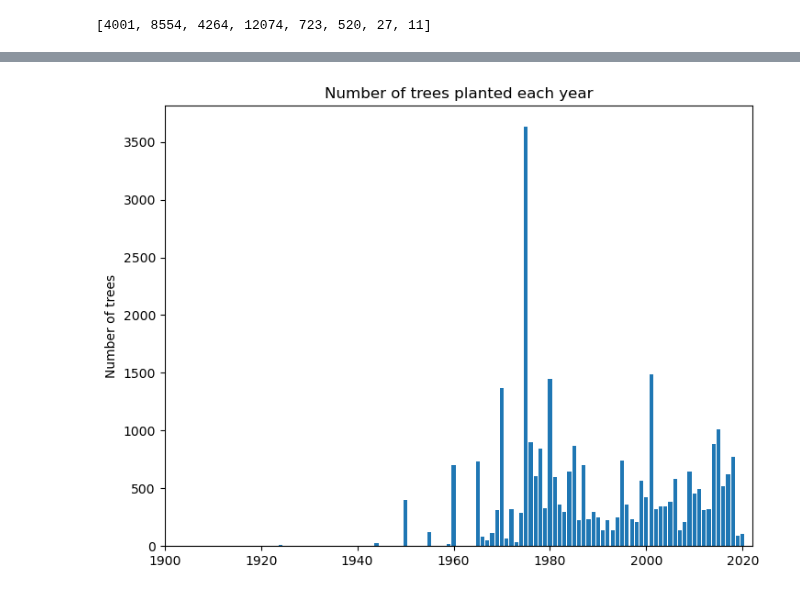
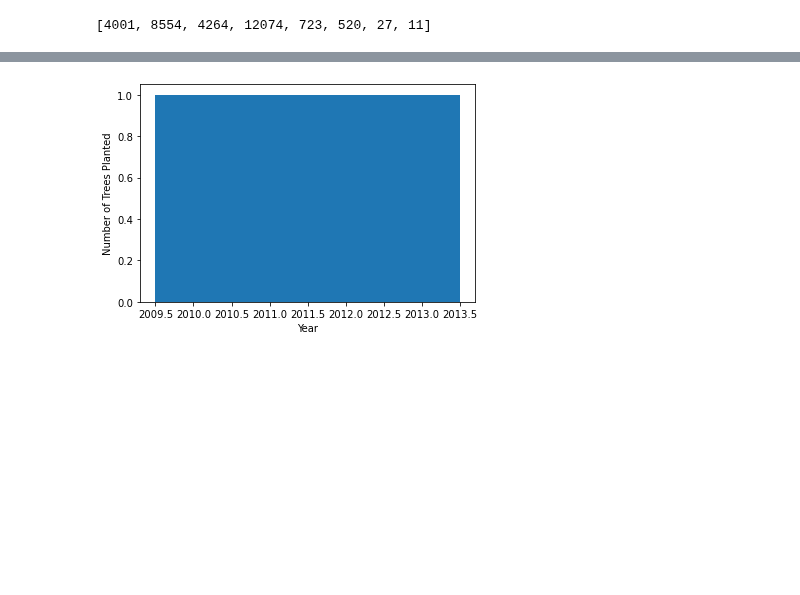
Before and after one commit to ManuLabricole/CDN-StatisticExploratoire, a Jupyter notebook: notebooks/arbres.ipynb, the cells around one changed output, grey strips where cells are left out. Drawn from its saved outputs; the diff is of its cells as text; code cells hidden in the pictures; blank space fills up the shorter version.

Commit message:
rework bar chart

```diff
--- a/notebooks/arbres.ipynb
+++ b/notebooks/arbres.ipynb
@@ -484,44 +484,24 @@ plt.show()
 # %%
-arbres_plantes = [int(tup[1]) for tup in tuple_annee_compte]
-annees = [int(tup[0]) for tup in tuple_annee_compte]
-my_bins = [mandat[2]-mandat[1] for mandat in maires_grenoble]
+data = [[2010, 'Maire A', 'Tree Type 1'], [2011, 'Maire B', 'Tree Type 2'], [2012, 'Maire A', 'Tree Type 1'], [2013, 'Maire C', 'Tree Type 3']]
+tree_count = {}
+for entry in data:
+    year = entry[0]
+    if year in tree_count:
+        tree_count[year] += 1
+    else:
+        tree_count[year] = 1
 
-print(my_bins)
-cumulative_bins = np.cumsum(my_bins)
-print(cumulative_bins)
-bin_edges = cumulative_bins +1896
-print(bin_edges)cmap = plt.cm.get_cmap('plasma', len(bin_edges))
+x = list(tree_count.keys())
+y = list(tree_count.values())
+width = [1, 1, 1, 1] # adjust to the size of the interval of years the maire was in activity
 
-colors = [cmap(i) for i in range(len(bin_edges))]
-median = np.median(arbres_plantes)
-
-n, bins, patches = plt.hist(annees, weights=arbres_plantes, bins=bin_edges)
-
-plt.axhline(median, color='red', linestyle='dashed', linewidth=1, label="median du nombre d\'arbres")for patch in patches:
-    color = cmap(np.random.rand())
-    patch.set_facecolor(color)plt.xlabel('Années')
-
-plt.ylabel('Nombre d\'arbres')
-plt.title('Nombre d\'arbres plantés par année')
-plt.legend()
+plt.bar(x, y, width=width)
+plt.xlabel('Year')
+plt.ylabel('Number of Trees Planted')
 plt.show()
-my_bins
+# %% [output]
+[figure, added]
 # %%
 sortedTreeTupleList
 annee = [int(el[0]) for el in sortedTreeTupleList]
 nb_trees = [int(el[1]) for el in sortedTreeTupleList]
-# %%
-fig = plt.figure()
-ax = fig.add_axes([0,0,1,1])
-maire_list = maireTreeDict.keys()
-tree_planted = maireTreeDict.values()
-ax.bar(annee,nb_trees)
-
-ax.set_ylabel('Number of trees')
-ax.set_title('Number of trees planted each year')
-
-plt.xlim(1900,2022)
-
-plt.show()
-# %% [output]
-[figure, removed]
```
Also changed, not shown: parts of 2 cells of this notebook.
